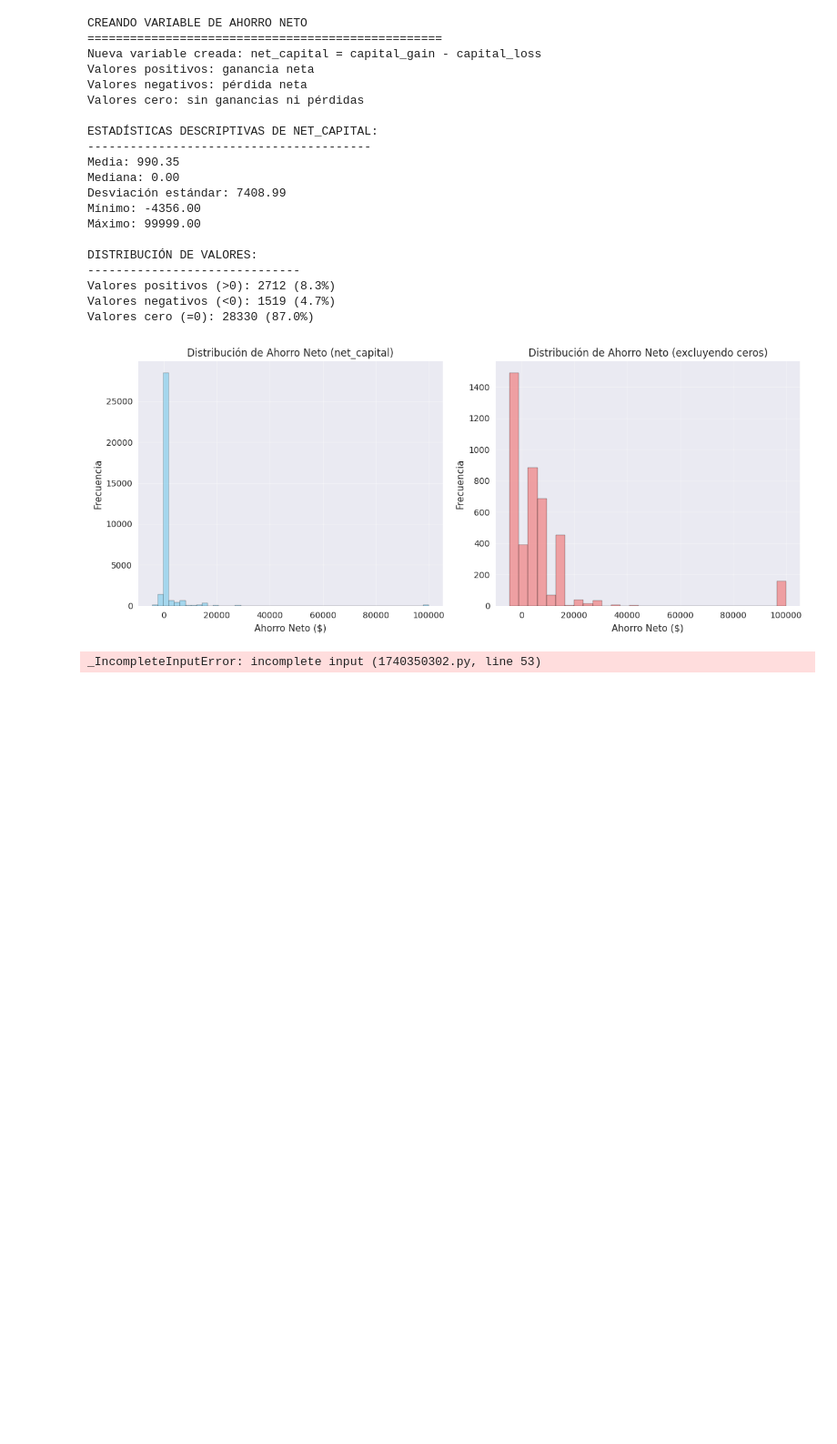
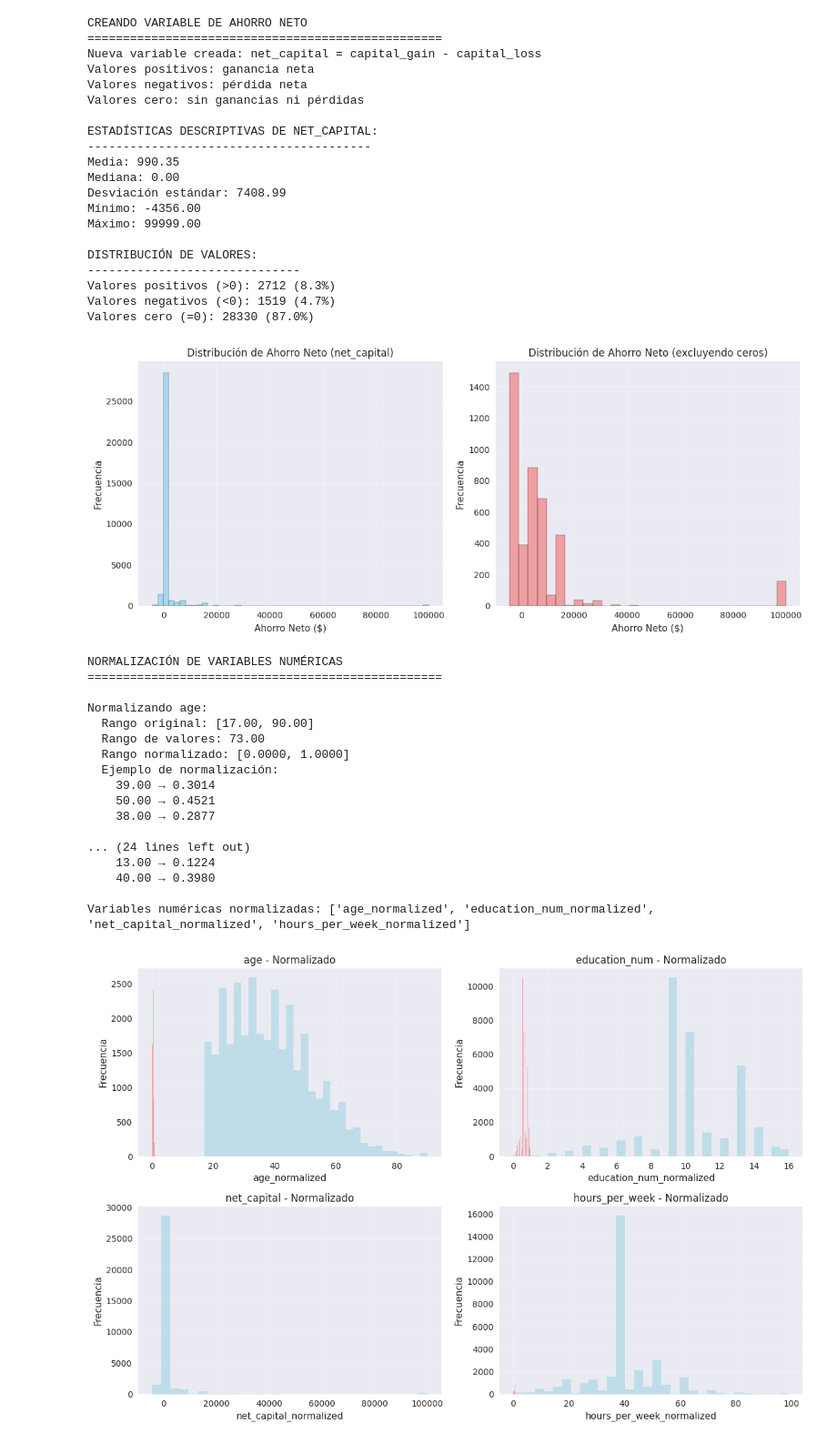
Before and after one commit to Roolivero/sistemasInteligentes, a Jupyter notebook: Proyecto Integrador/scripts/v3/ej2/script1.ipynb, the cells around one changed output. Shown: that part at 91% size. Saved outputs shown, nothing was run; the diff lists cells and outputs as text; code cells hidden in the pictures; blank space fills up the shorter version.

```diff
--- a/Proyecto Integrador/scripts/v3/ej2/script1.ipynb
+++ b/Proyecto Integrador/scripts/v3/ej2/script1.ipynb
@@ -143,6 +143,7 @@ Valores cero (=0): 28330 (87.0%)
 print("NORMALIZACIÓN DE VARIABLES NUMÉRICAS")
 print("="*50)
 
+numeric_vars = ['age', 'education_num', 'net_capital', 'hours_per_week']
 
 def normalize_minmax(series):
     """Normaliza una serie al rango [0,1] usando min-max"""
@@ -163,38 +164,57 @@ for var in numeric_vars:
 
     norm_min = df_clean[f'{var}_normalized'].min()
     norm_max = df_clean[f'{var}_normalized'].max()
     print(f"  Rango normalizado: [{norm_min:.4f}, {norm_max:.4f}]")
 
     print(f"  Ejemplo de normalización:")
     sample_values = df_clean[var].head(3)
     sample_normalized = df_clean[f'{var}_normalized'].head(3)
     for orig, norm in zip(sample_values, sample_normalized):
         print(f"    {orig:.2f} → {norm:.4f}")
 
 print(f"\nVariables numéricas normalizadas: {[f'{var}_normalized' for var in numeric_vars]}")
 
 # Visualizar normalización
-plt.figure(figsize=(15, 5))
+num_plots = len(numeric_vars)
+cols = 2 if num_plots > 1 else 1
+rows = (num_plots + cols - 1) // cols
+plt.figure(figsize=(6*cols, 4*rows))
 for i, var in enumerate(numeric_vars):
-    plt.subplot(1, 3, i+1)
-
+    plt.subplot(rows, cols, i+1)
 
     plt.hist(df_clean[var], bins=30, alpha=0.7, color='lightblue', label='Original')
     plt.title(f'{var} - Original')
     plt.xlabel(var)
     plt.ylabel('Frecuencia')
     plt.grid(True, alpha=0.3)
 
     plt.hist(df_clean[f'{var}_normalized'], bins=30, alpha=0.7, color='lightcoral', label='Normalizado')
     plt.title(f'{var} - Normalizado')
     plt.xlabel(f'{var}_normalized')
     plt.ylabel('Frecuencia')
     plt.grid(True, alpha=0.3)
 
 plt.tight_layout()
-plt.show(
+plt.show()
 # %% [output]
-_IncompleteInputError: incomplete input (1740350302.py, line 53)
+NORMALIZACIÓN DE VARIABLES NUMÉRICAS
+==================================================
+
+Normalizando age:
+  Rango original: [17.00, 90.00]
+  Rango de valores: 73.00
+  Rango normalizado: [0.0000, 1.0000]
+  Ejemplo de normalización:
+    39.00 → 0.3014
+    50.00 → 0.4521
+    38.00 → 0.2877
+
+... (24 lines left out)
+    13.00 → 0.1224
+    40.00 → 0.3980
+
+Variables numéricas normalizadas: ['age_normalized', 'education_num_normalized', 'net_capital_normalized', 'hours_per_week_normalized']
+[figure, added]
 # %%
 print("PROCESAMIENTO DE VARIABLE ORDINAL: EDUCATION")
 print("="*50)
```
Also changed, not shown: parts of 12 cells of this notebook.
